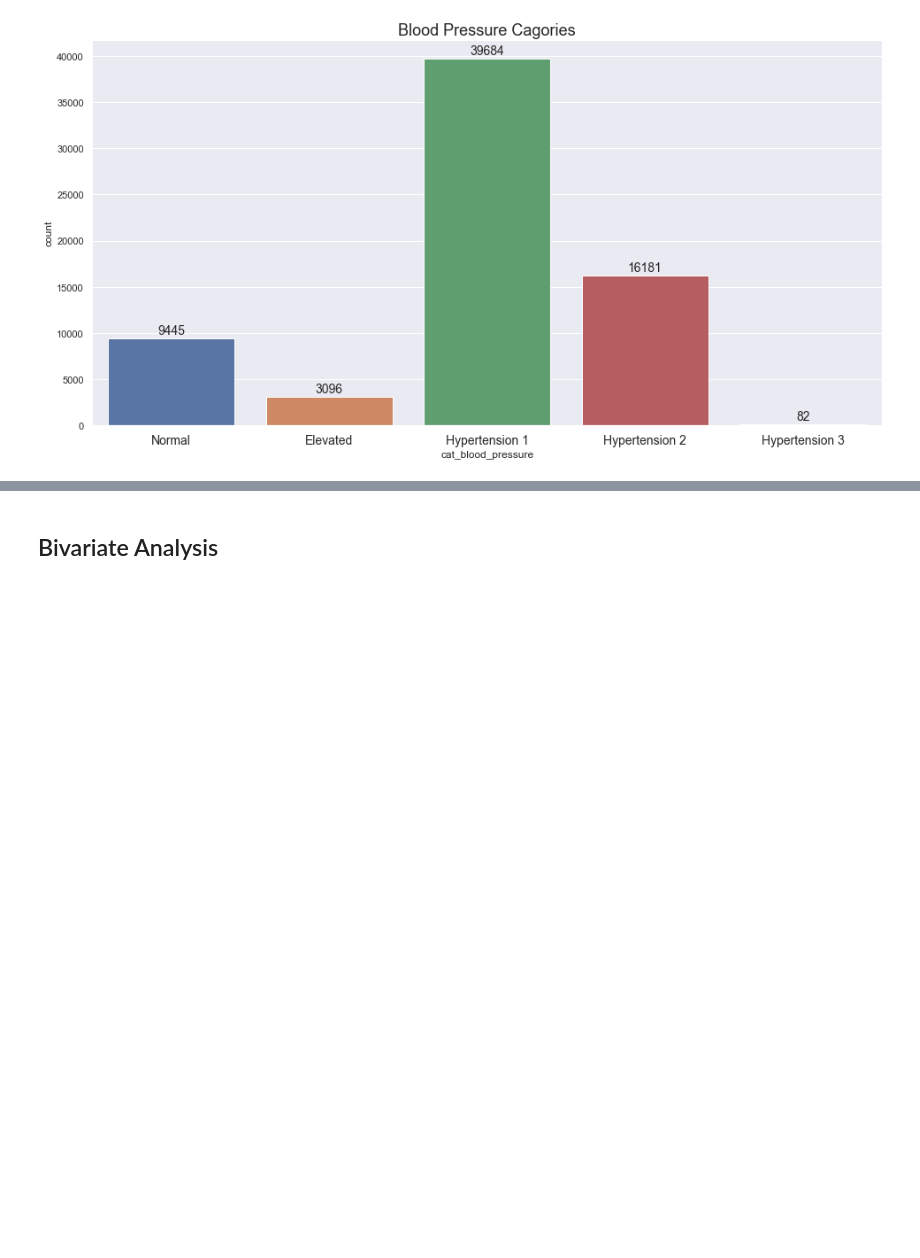
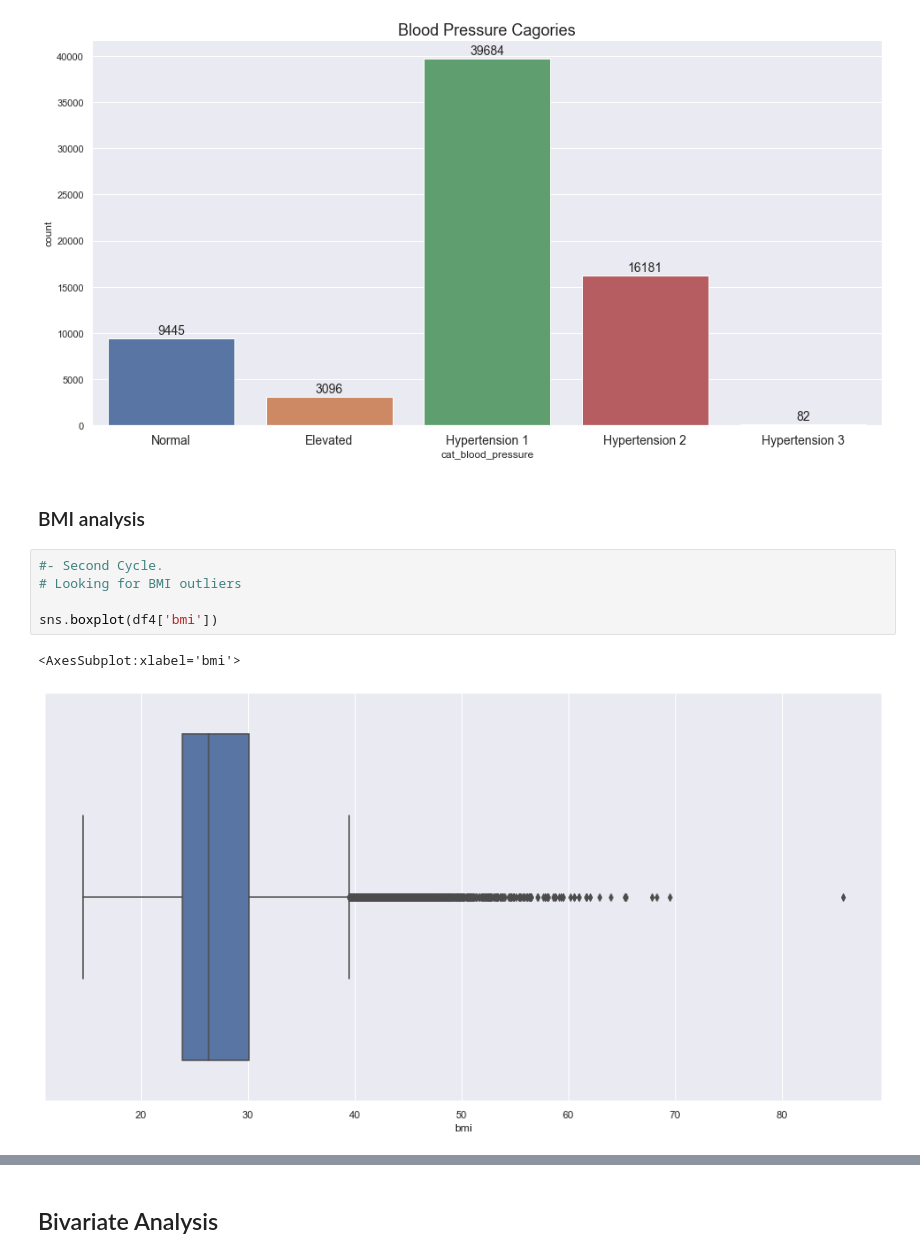
Before and after one commit to felipedmnq/Cardiac-disease-prediction, a Jupyter notebook: Notebooks/Cardiovascular_disease_prediction_second_cycle.ipynb, the cells around one changed output, grey strips where cells are left out. Saved outputs shown, nothing was run; the diff lists cells and outputs as text; blank space fills up the shorter version.

Commit message:
Done second cycle - Tried to improove models performance.

```diff
--- a/Notebooks/Cardiovascular_disease_prediction_second_cycle.ipynb
+++ b/Notebooks/Cardiovascular_disease_prediction_second_cycle.ipynb
@@ -411,3 +454,13 @@ plt.title('Blood Pressure Cagories', fontsize = 18)
 plt.xticks([0, 1, 2, 3, 4], ['Normal', 'Elevated', 'Hypertension 1', 'Hypertension 2', 'Hypertension 3'], fontsize = 14);
 # %% [output]
 [figure]
+# %% [markdown]
+### BMI analysis
+# %%
+#- Second Cycle.
+# Looking for BMI outliers
+
+sns.boxplot(df4['bmi'])
+# %% [output]
+<AxesSubplot:xlabel='bmi'>
+[figure, added]
```
Also changed, not shown: parts of 42 cells of this notebook.
